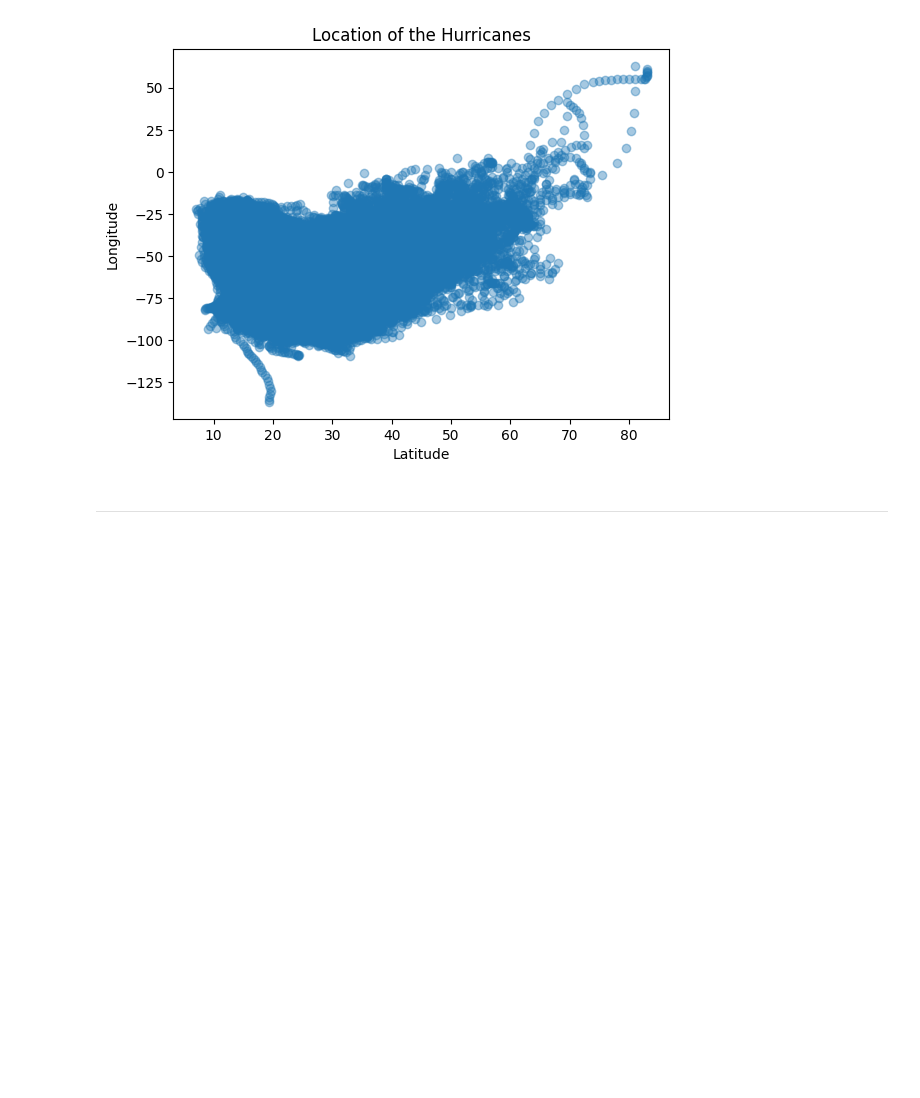
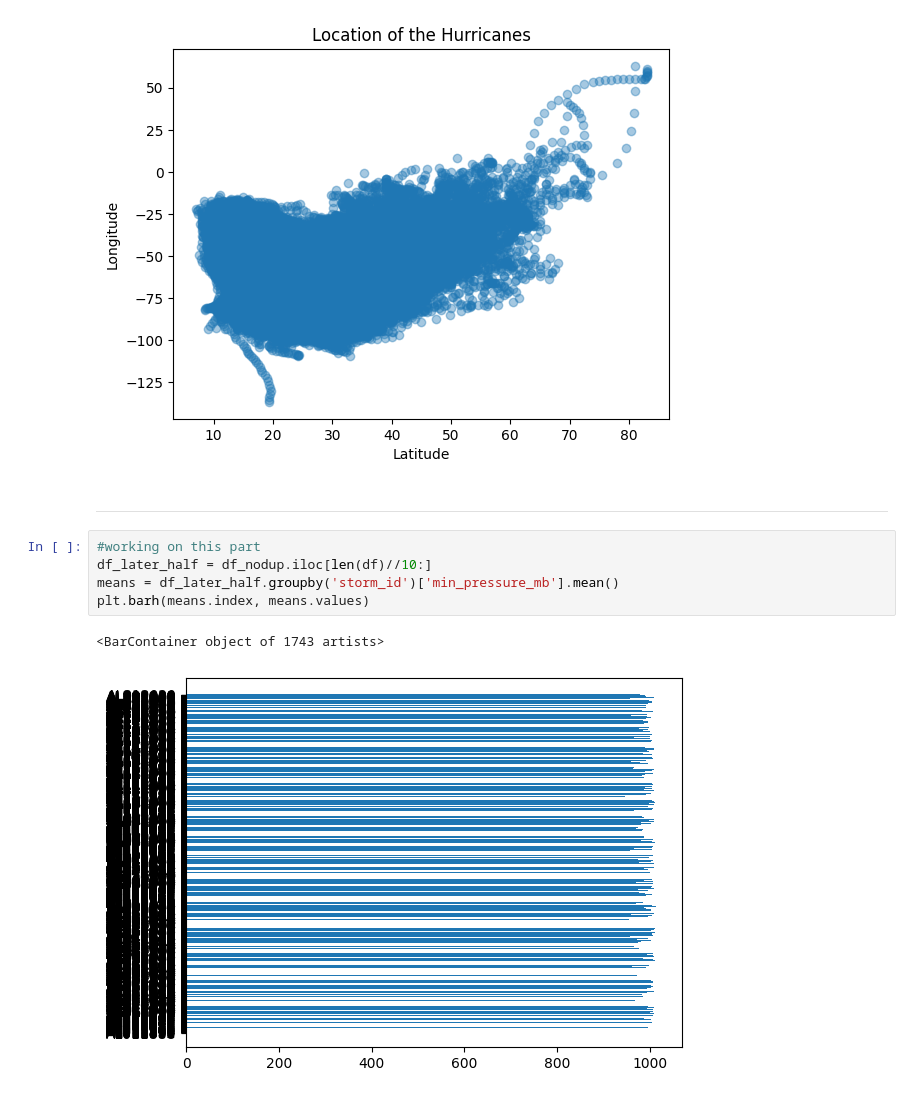
Before and after one commit to Erica4397/for_coding_camp1, a Jupyter notebook: ForCodingCampNotebook.ipynb, the cells around one changed output. Cells and saved outputs as stored; diff of their text form; blank space fills up the shorter version.

```diff
--- a/ForCodingCampNotebook.ipynb
+++ b/ForCodingCampNotebook.ipynb
@@ -88,3 +94,11 @@ Text(0, 0.5, 'Longitude')
 [figure]
 # %% [markdown]
 ___
+# %%
+#working on this part
+df_later_half = df_nodup.iloc[len(df)//10:]
+means = df_later_half.groupby('storm_id')['min_pressure_mb'].mean()
+plt.barh(means.index, means.values)
+# %% [output]
+<BarContainer object of 1743 artists>
+[figure, added]
```
Also changed, not shown: parts of 1 cell of this notebook.
